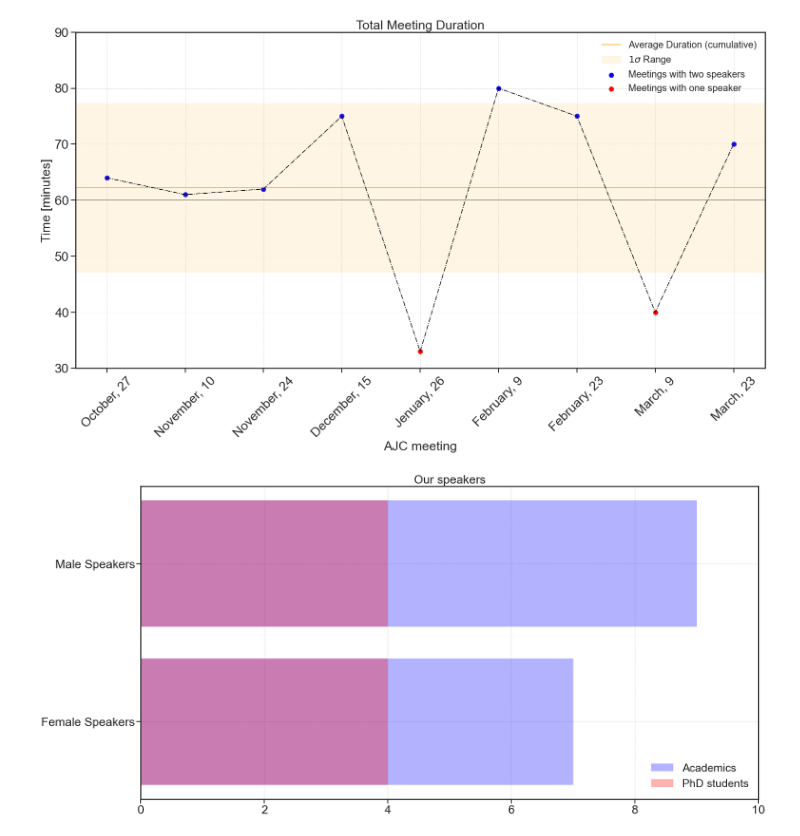
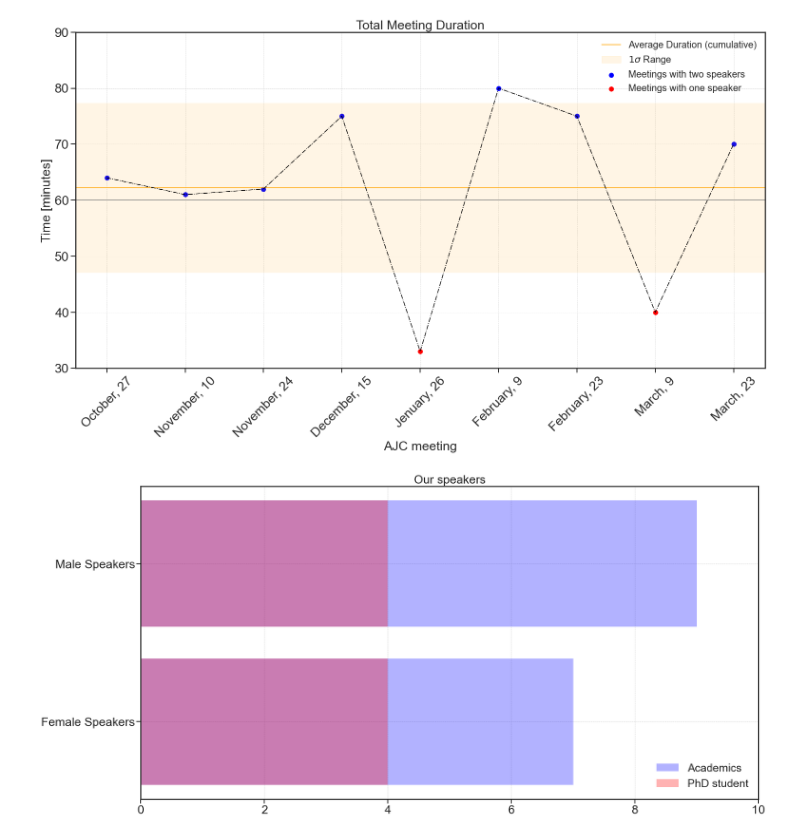
Before and after one commit to WilliamGiare/Astrophysics_Journal_CLub, a Jupyter notebook: Data & Data Analysis/AJC_analysis.ipynb, the cells around one changed output. Cells and saved outputs as stored; diff of their text form; code cells hidden in the pictures.

```diff
--- a/Data & Data Analysis/AJC_analysis.ipynb
+++ b/Data & Data Analysis/AJC_analysis.ipynb
@@ -234,32 +234,32 @@ plt.rcParams["axes.linewidth"]  = "2.5"
 plt.rcParams["ytick.labelsize"]  = "27"
 plt.rcParams["xtick.labelsize"]  = "27"
 plt.rcParams["axes.titlesize"]  = "27"
 plt.rcParams["figure.figsize"] = [25, 13]
 plt.rcParams['xtick.major.size'] = 10
 plt.rcParams['xtick.major.width'] = 2
 plt.rcParams['xtick.minor.size'] = 5
 plt.rcParams['xtick.minor.width'] = 1
 plt.rcParams['ytick.major.size'] = 10
 plt.rcParams['ytick.major.width'] = 2
 plt.rcParams['ytick.minor.size'] = 5
 plt.rcParams['ytick.minor.width'] = 1
 
 ax1 = plt.subplot(111)
 ax1.set_xlim(0,10)
 
 ax1.set_title('Our speakers')
 ax1.grid(linestyle='--',linewidth=0.7)
 
 gender= ("Female Speakers" , "Male Speakers")
 
 
 gender_speaker_total=[female_Acad+female_PhD, male_Acad+male_PhD]
 gender_speaker_PhD=[female_PhD,male_PhD]
 
 ax1.barh(gender, gender_speaker_total,label="Academics",color="blue",alpha=0.3)
-ax1.barh(gender, gender_speaker_PhD,label="PhD students",color="red",alpha=0.3)
+ax1.barh(gender, gender_speaker_PhD,label="PhD student",color="red",alpha=0.3)
 plt.legend(fontsize="25")
 #plt.show()
 plt.savefig("Plot/Gender.png")
 # %% [output]
-[figure, old version]
+[figure, new version]
```
Also changed, not shown: 2 other files.
